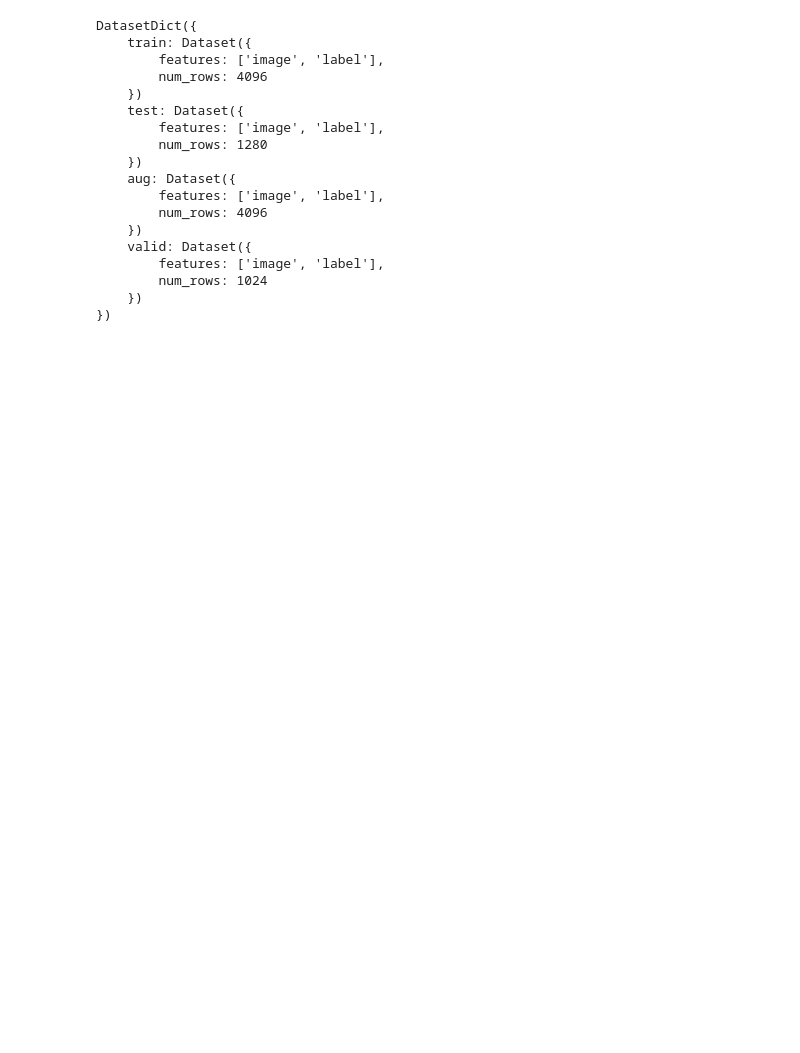
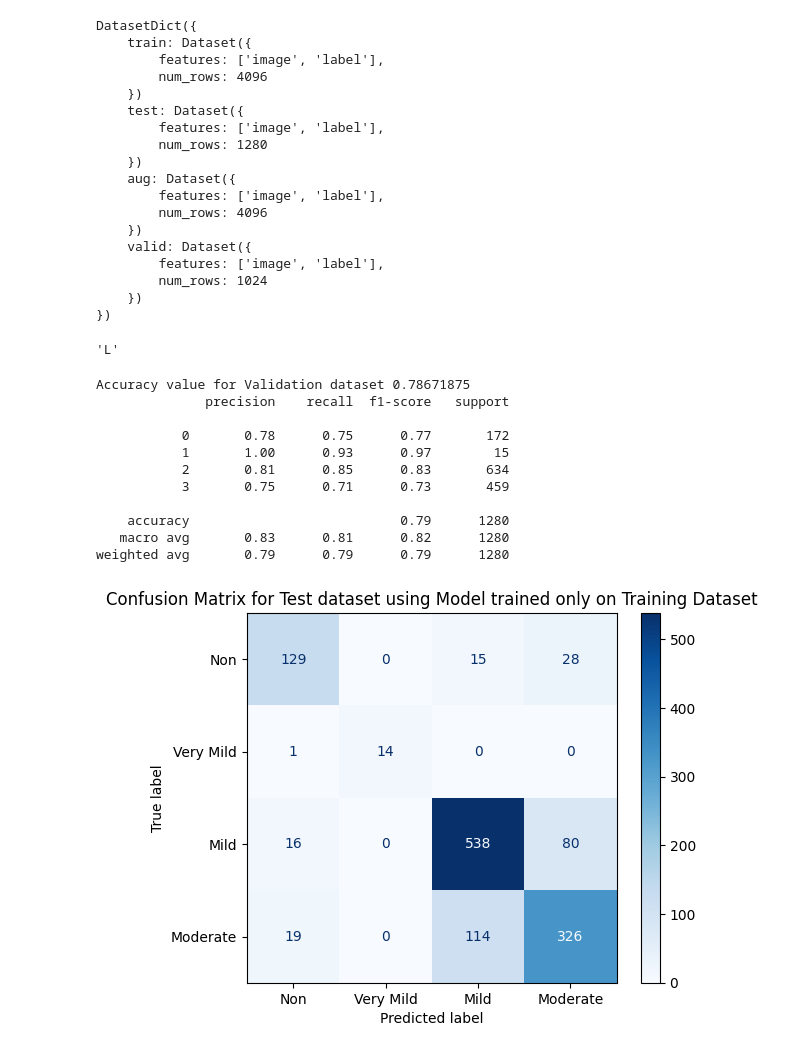
Before and after one commit to Newinacode/ML-Alzheimer-disease, a Jupyter notebook: logistic regression.ipynb, the cells around one changed output. Drawn from its saved outputs; the diff is of its cells as text; code cells hidden in the pictures; blank space fills up the shorter version.

```diff
--- a/logistic regression.ipynb
+++ b/logistic regression.ipynb
@@ -388,6 +405,9 @@ DatasetDict({
 })
 # %%
 test = dataset["test"]
+test[0]["image"].mode
+# %% [output]
+'L'
 # %%
 test_X = []
 test_Y = []
@@ -396,0 +418,31 @@ for i_t in test:
+# %%
+test_X = np.array(test_X,dtype=np.float32)
+# %%
+test_X = test_X/255.0
+test_X = test_X.reshape(test_X.shape[0],-1)
+# %%
+# creating pca only with PCA which was fitted only using training dataset
+test_pca = X_pca.transform(test_X)
+# %%
+test_predicition = model.predict(test_pca)
+# %%
+print("Accuracy value for Validation dataset", accuracy_score(test_Y, test_predicition))
+print(classification_report(test_Y, test_predicition))
+cm_test = confusion_matrix(test_Y, test_predicition)
+disp = ConfusionMatrixDisplay(confusion_matrix=cm_test, display_labels=["Non", "Very Mild", "Mild", "Moderate"])
+disp.plot(cmap=plt.cm.Blues)
+plt.title("Confusion Matrix for Test dataset using Model trained only on Training Dataset")
+plt.show()
+# %% [output]
+Accuracy value for Validation dataset 0.78671875
+              precision    recall  f1-score   support
+
+           0       0.78      0.75      0.77       172
+           1       1.00      0.93      0.97        15
+           2       0.81      0.85      0.83       634
+           3       0.75      0.71      0.73       459
+
+    accuracy                           0.79      1280
+   macro avg       0.83      0.81      0.82      1280
+weighted avg       0.79      0.79      0.79      1280
+[figure, added]
```
Also changed, not shown: parts of 16 cells of this notebook.
